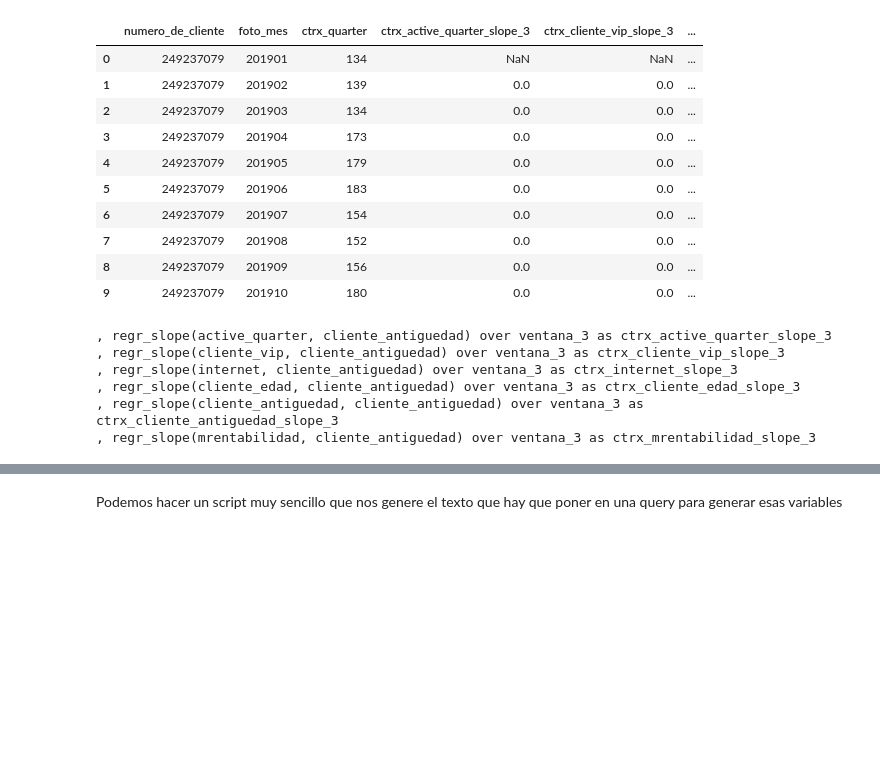
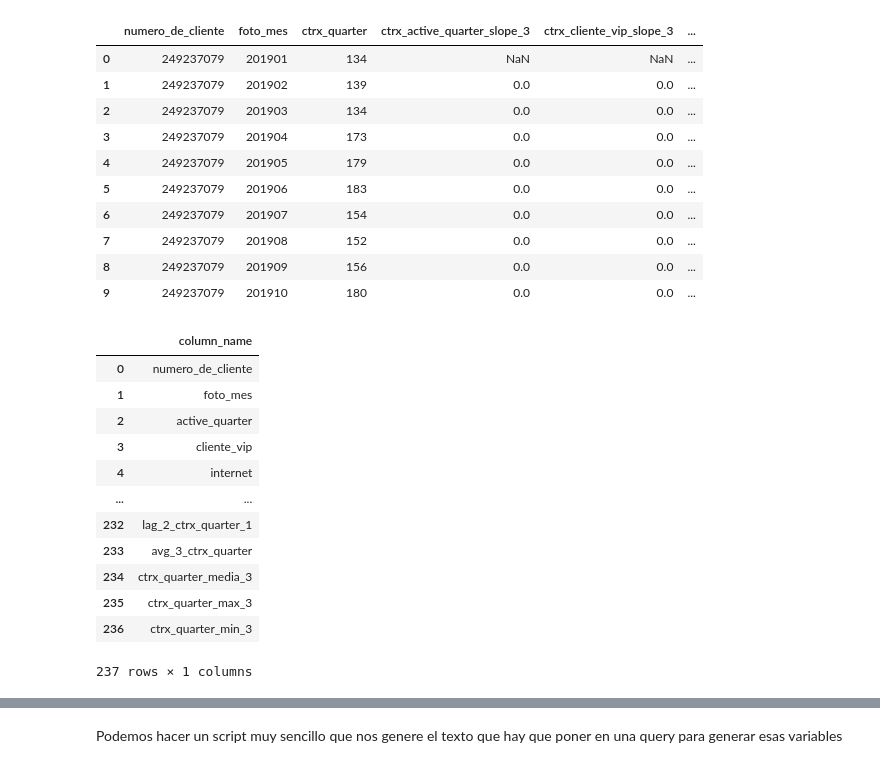
Before and after one commit to ingceciliaconde/dmeyf2024, a Jupyter notebook: Competencia_02/C02_4_Feature_Engineering_en_SQL.ipynb, the cells around one changed output, grey strips where cells are left out. Drawn from its saved outputs; the diff is of its cells as text; code cells hidden in the pictures; blank space fills up the shorter version.

```diff
--- a/Competencia_02/C02_4_Feature_Engineering_en_SQL.ipynb
+++ b/Competencia_02/C02_4_Feature_Engineering_en_SQL.ipynb
@@ -723,12 +419,19 @@ campos = ['active_quarter', 'cliente_vip', 'internet', 'cliente_edad', 'cliente_
-# %%
-nuevos_features = ""
-for campo in campos:
-  nuevos_features += f"\n, regr_slope({campo}, cliente_antiguedad) over ventana_3 as ctrx_{campo}_slope_3"
-print(nuevos_features)
-# %% [output]
-, regr_slope(active_quarter, cliente_antiguedad) over ventana_3 as ctrx_active_quarter_slope_3
-, regr_slope(cliente_vip, cliente_antiguedad) over ventana_3 as ctrx_cliente_vip_slope_3
-, regr_slope(internet, cliente_antiguedad) over ventana_3 as ctrx_internet_slope_3
-, regr_slope(cliente_edad, cliente_antiguedad) over ventana_3 as ctrx_cliente_edad_slope_3
-, regr_slope(cliente_antiguedad, cliente_antiguedad) over ventana_3 as ctrx_cliente_antiguedad_slope_3
-, regr_slope(mrentabilidad, cliente_antiguedad) over ventana_3 as ctrx_mrentabilidad_slope_3
+# %%
+%%sql
+SELECT column_name
+FROM information_schema.columns
+WHERE table_name = 'competencia_02';
+# %% [output]
+|  | column_name |
+| 0 | numero_de_cliente |
+| 1 | foto_mes |
+| 2 | active_quarter |
+| 3 | cliente_vip |
+| 4 | internet |
+| ... | ... |
+| 232 | lag_2_ctrx_quarter_1 |
+| 233 | avg_3_ctrx_quarter |
+| 234 | ctrx_quarter_media_3 |
+| 235 | ctrx_quarter_max_3 |
+| 236 | ctrx_quarter_min_3 |
+237 rows × 1 columns
```
Also changed, not shown: parts of 77 cells of this notebook.
